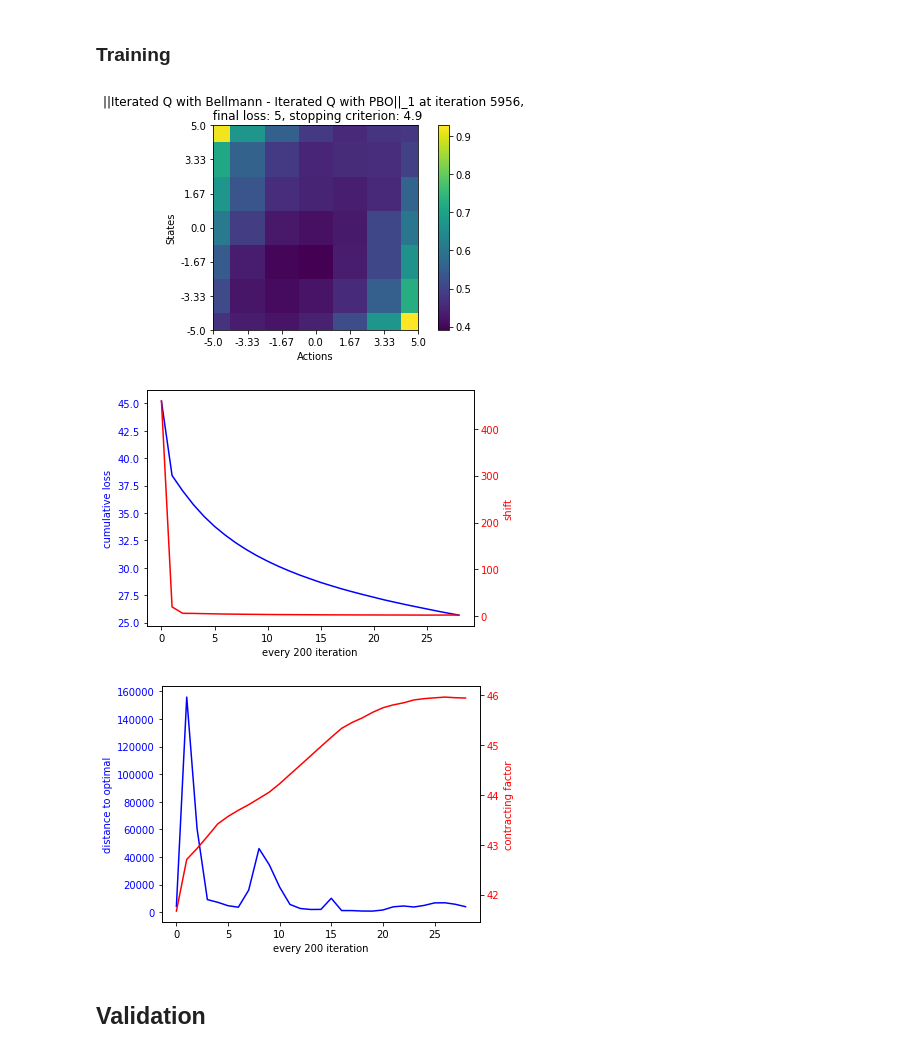
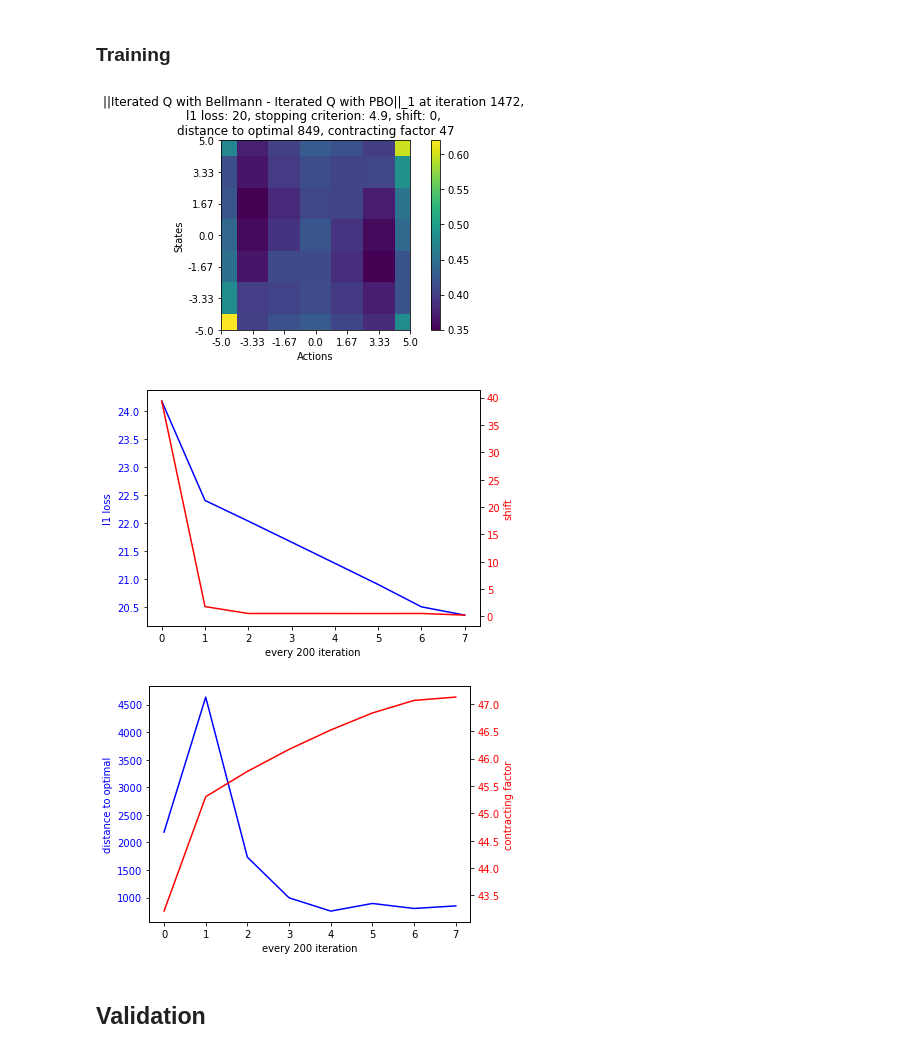
Before and after one commit to theovincent/PBO, a Jupyter notebook: pbo_lqr_one_iteration.ipynb, the cells around one changed output. Cells and saved outputs as stored; diff of their text form; code cells hidden in the pictures.

```diff
--- a/pbo_lqr_one_iteration.ipynb
+++ b/pbo_lqr_one_iteration.ipynb
@@ -104,10 +103,7 @@ samples_visu_mesh.show(
 # %% [markdown]
 ## Optimal Q function
 # %%
-from pbo.utils.compute_Q_lqr import compute_Q_lqr
-
-
-optimal_q = compute_Q_lqr(env, discrete_states, discrete_actions, gamma)
+optimal_q = env.optimal_Q_mesh(discrete_states, discrete_actions)
 
 q_visu_mesh = StateActionMesh(discrete_states, discrete_actions, sleeping_time)
 
@@ -137,7 +133,7 @@ from pbo.sample_collection.dataloader import SampleDataLoader
 from pbo.weights_collection.dataloader import WeightsDataLoader
 
 
-pbo = LinearPBO(pbo_network_key, gamma, q, learning_rate)
+pbo = LinearPBO(pbo_network_key, q, learning_rate, max_bellman_iterations=1)
 
 replay_buffer.cast_to_jax_array()
 data_loader_samples = SampleDataLoader(replay_buffer, batch_size_samples, shuffle_key)
@@ -162,56 +158,52 @@ from pbo.utils.shared_axis_plot import shared_axis_plot
 
 # For visualization
 former_discrete_iterated_qs = q.discretize(pbo.network.apply(pbo.params, data_loader_weights.weights), discrete_states, discrete_actions)
-cumulative_losses = []
+l1_losses = []
 shifts = []
 optimal_distances = []
 contractings = []
 
 iteration = 0
-cumulative_loss = float("inf")
+l1_loss = float("inf")
 stopping_criterion = tolerance * data_loader_samples.n_samples
 
-while cumulative_loss > stopping_criterion * data_loader_weights.n_weights and iteration < max_iterations:
-    cumulative_loss = 0
+while l1_loss > stopping_criterion and iteration < max_iterations:
+    cumulative_l2_loss = 0
 
     data_loader_weights.shuffle()
     for batch_weights in data_loader_weights:
         data_loader_samples.shuffle()
         for batch_samples in data_loader_samples:
-            pbo.params, pbo.optimizer_state, loss = pbo.learn_on_batch(pbo.params, pbo.optimizer_state, batch_samples, batch_weights)
-            cumulative_loss += loss
+            pbo.params, pbo.optimizer_state, l2_loss = pbo.learn_on_batch(pbo.params, pbo.optimizer_state, batch_samples, batch_weights)
+            cumulative_l2_loss += l2_loss
 
     iteration += 1
 
     # Visualization
     if iteration % plot_freq == 0:
         discrete_iterated_qs = q.discretize(pbo.network.apply(pbo.params, data_loader_weights.weights), discrete_states, discrete_actions)
         discrete_fixed_point_q = q.discretize(pbo.fixed_point().reshape((1, -1)), discrete_states, discrete_actions)
 
-        shift = jnp.abs(discrete_iterated_qs - former_discrete_iterated_qs).sum(axis=(1, 2)).mean()
+        l1_loss = np.abs(target_discrete_iterated_qs - discrete_iterated_qs).sum(axis=(1, 2)).mean(axis=0)
+        shift = jnp.linalg.norm(discrete_iterated_qs - former_discrete_iterated_qs, axis=(1, 2)).mean()
         optimal_distance = jnp.linalg.norm(optimal_q - discrete_fixed_point_q)
         contracting = pbo.contracting()
 
         q_visu_mesh.set_values(np.abs(target_discrete_iterated_qs - discrete_iterated_qs).mean(axis=0))
-        q_visu_mesh.show(f"||Iterated Q with Bellmann - Iterated Q with PBO||_1 at iteration {iteration}, \nloss: {int(cumulative_loss / data_loader_weights.n_weights)}, shift: {int(shift)}, stopping criterion: {stopping_criterion}, \ndistance to optimal {int(optimal_distance)}, contracting factor {int(contracting)}")
+        q_visu_mesh.show(f"||Iterated Q with Bellmann - Iterated Q with PBO||_1 at iteration {iteration}, \nl1 loss: {int(l1_loss)}, stopping criterion: {stopping_criterion}, shift: {int(shift)}, \ndistance to optimal {int(optimal_distance)}, contracting factor {int(contracting)}")
 
-        cumulative_losses.append(cumulative_loss)
+        l1_losses.append(l1_loss)
         shifts.append(shift)
         optimal_distances.append(optimal_distance)
         contractings.append(contracting)
         former_discrete_iterated_qs = discrete_iterated_qs
 
-final_discrete_iterated_qs = q.discretize(pbo.network.apply(pbo.params, data_loader_weights.weights), discrete_states, discrete_actions)
-
-q_visu_mesh.set_values(np.abs(target_discrete_iterated_qs - final_discrete_iterated_qs).mean(axis=0))
-q_visu_mesh.show(f"||Iterated Q with Bellmann - Iterated Q with PBO||_1 at iteration {iteration}, \n final loss: {int(cumulative_loss / data_loader_weights.n_weights)}, stopping criterion: {stopping_criterion}")
-
-shared_axis_plot(np.array(cumulative_losses) / data_loader_weights.n_weights, shifts, f"every {plot_freq} iteration", "cumulative loss", "shift")
+shared_axis_plot(l1_losses, shifts, f"every {plot_freq} iteration", "l1 loss", "shift")
 shared_axis_plot(optimal_distances, contractings, f"every {plot_freq} iteration", "distance to optimal", "contracting factor")
 # %% [output]
-[figure, old version]
+[figure, new version]
-[figure, old version]
+[figure, new version]
-[figure, old version]
+[figure, new version]
 # %% [markdown]
 ## Validation
 # %% [markdown]
```
Also changed, not shown: parts of 5 cells of this notebook, 1 other file.
